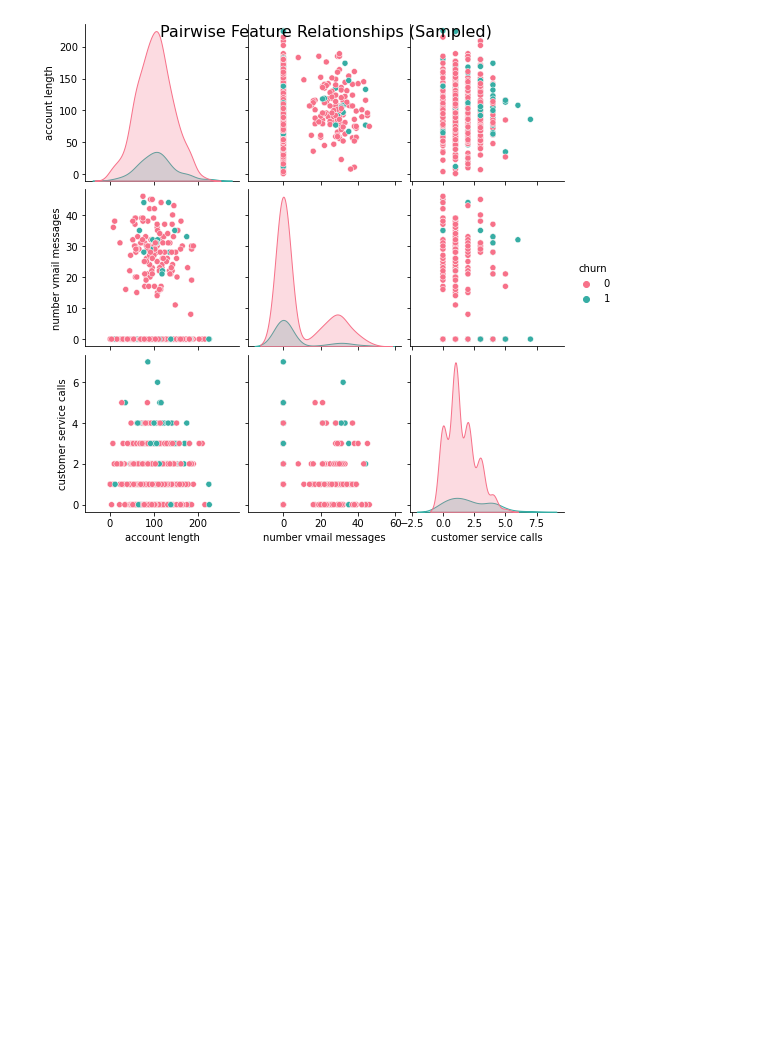
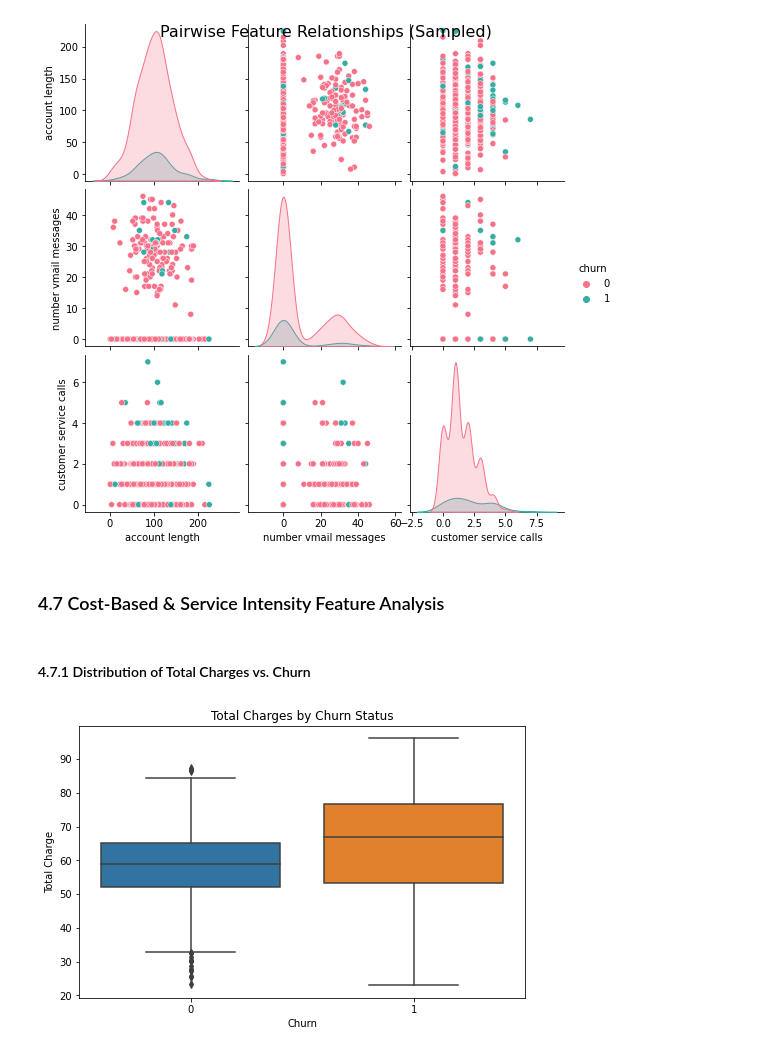
Before and after one commit to HellenDianaNjeri/SyriaTel-Customer-Churn, a Jupyter notebook: notebooks/SyriaTel Customer Churn.ipynb, the cells around one changed output. Saved outputs shown, nothing was run; the diff lists cells and outputs as text; code cells hidden in the pictures; blank space fills up the shorter version.

Commit message:
Visualize total charge distribution by churn status

```diff
--- a/notebooks/SyriaTel Customer Churn.ipynb
+++ b/notebooks/SyriaTel Customer Churn.ipynb
@@ -463,3 +463,16 @@ plt.suptitle('Pairwise Feature Relationships (Sampled)', fontsize=16)
 plt.show()
 # %% [output]
 [figure]
+# %% [markdown]
+ ### 4.7 Cost-Based & Service Intensity Feature Analysis
+# %% [markdown]
+#### 4.7.1 Distribution of Total Charges vs. Churn
+# %%
+plt.figure(figsize=(8, 5))
+sns.boxplot(x='churn', y='total_charge', data=df)
+plt.title("Total Charges by Churn Status")
+plt.xlabel("Churn")
+plt.ylabel("Total Charge")
+plt.show()
+# %% [output]
+[figure, added]
```
Also changed, not shown: parts of 2 cells of this notebook.
